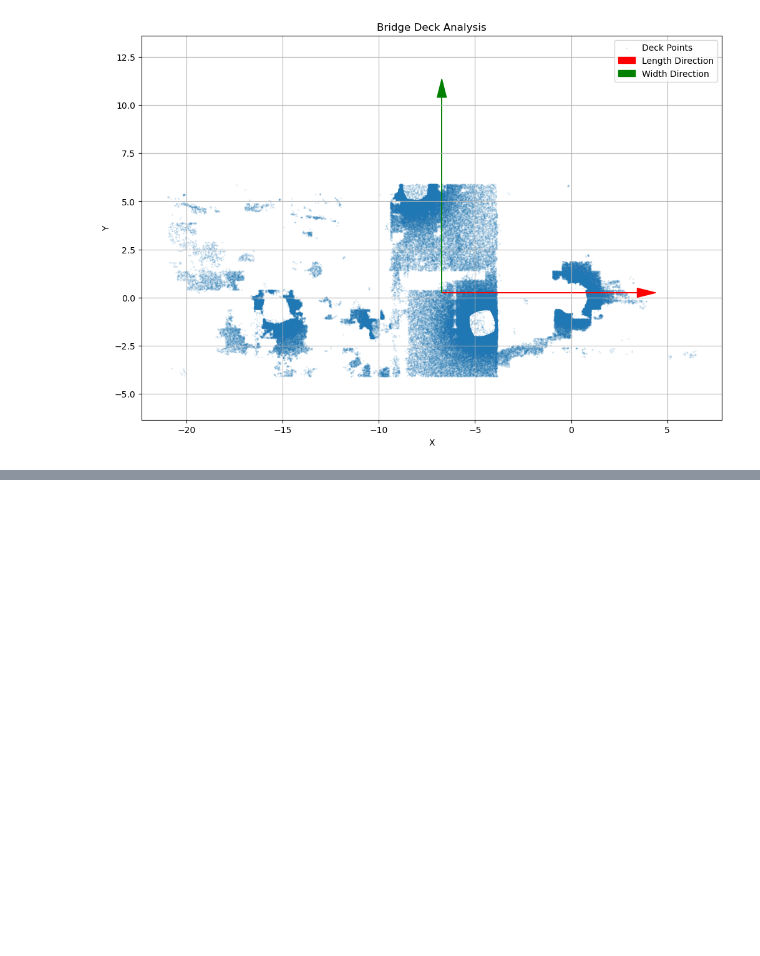
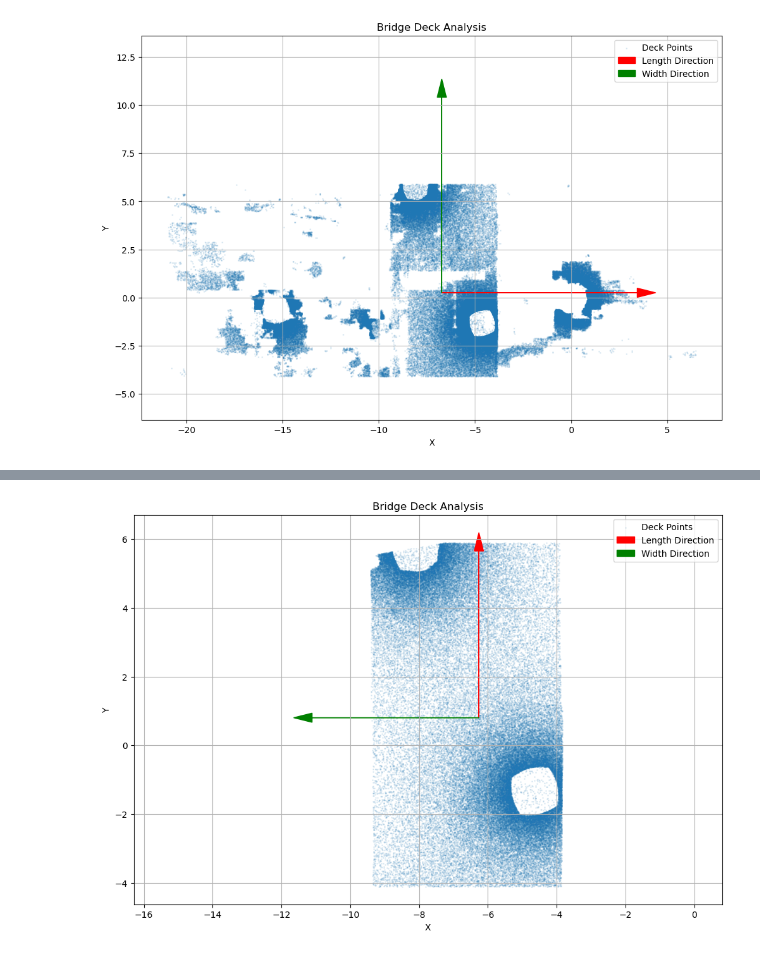
Before and after one commit to UT-Team-Chun/Pointcloud-bridge, a Jupyter notebook: Partsize-identical/wl_identical_usedeck.ipynb, the cells around one changed output, grey strips where cells are left out. Drawn from its saved outputs; the diff is of its cells as text; code cells hidden in the pictures; blank space fills up the shorter version.

```diff
--- a/Partsize-identical/wl_identical_usedeck.ipynb
+++ b/Partsize-identical/wl_identical_usedeck.ipynb
@@ -34,6 +34,6 @@ def load_data(name):
     print(f"Deck points_test: {deck_test.shape}")
     return deck_raw, deck_test
 
-deck_raw, deck_test = load_data('Bridge3_0')
-np.savetxt('log\\sem_seg\\2024-10-05_01-43\\visual\\Bridge3_0_raw_deck.txt', deck_raw, delimiter=' ')
+deck_raw, deck_test = load_data('Bridge3_1')
+#np.savetxt('log\\sem_seg\\2024-10-05_01-43\\visual\\Bridge3_0_raw_deck.txt', deck_raw, delimiter=' ')
 # %% [output]
@@ -241,0 +428,5 @@ IndexError: index -1 is out of bounds for axis 0 with size 0
+# %%
+# 假设 ransac_inliers 是RANSAC提取的平面内点
+width, length = calculate_bridge_dimensions(deck_raw)
+print(f"估计的桥板宽度: {width:.2f}")
+print(f"估计的桥板长度: {length:.2f}")
@@ -624,3 +817,85 @@ Estimated bridge length: 20.32
 Estimated bridge width: 9.61
 Time taken: 0.05 seconds
 [figure]
+# %%
+import numpy as np
+import matplotlib.pyplot as plt
+from sklearn.linear_model import RANSACRegressor
+from sklearn.decomposition import PCA
+from sklearn.covariance import EllipticEnvelope
+
+def calculate_bridge_dimensions(deck_coords):
+    start_time = time.time()
+    # 步骤1: 使用椭圆包络去除离群值
+    #outlier_detector = EllipticEnvelope(contamination=0.1, random_state=42)
+    #inlier_mask = outlier_detector.fit_predict(deck_coords) == 1
+    filtered_coords = deck_coords
+
+
+    # 步骤2: 使用PCA进行初步方向估计
+    pca = PCA(n_components=2)
+    pca.fit(filtered_coords)
+
+    # 步骤3: 使用RANSAC拟合主方向
+    ransac = RANSACRegressor(random_state=42)
+    x = filtered_coords[:, 0].reshape(-1, 1)
+    y = filtered_coords[:, 1]
+    ransac.fit(x, y)
+
+    # 步骤4: 计算主方向向量
+    angle = np.arctan(ransac.estimator_.coef_[0])
+    main_direction = np.array([np.cos(angle), np.sin(angle)])
+
+    # 步骤5: 确保主方向更接近x轴或y轴
+    if abs(main_direction[0]) < abs(main_direction[1]):
+        main_direction = np.array([0, 1])
+    else:
+        main_direction = np.array([1, 0])
+
+    # 步骤6: 计算垂直方向
+    perpendicular_direction = np.array([-main_direction[1], main_direction[0]])
+
+    # 步骤7: 计算桥长和桥宽
+    projections_main = np.dot(filtered_coords, main_direction)
+    projections_perp = np.dot(filtered_coords, perpendicular_direction)
+
+    bridge_length = np.percentile(projections_main, 99) - np.percentile(projections_main, 1)
+    bridge_width = np.percentile(projections_perp, 99) - np.percentile(projections_perp, 1)
+
+    end_time = time.time()
+
+    time_taken = end_time - start_time
+
+    return bridge_length, bridge_width, main_direction, perpendicular_direction, filtered_coords, time_taken
+
+
+# 假设deck_coords是一个numpy数组，形状为(n, 2)
+deck_raw, deck_test = load_data('Bridge4_1')
+deck_raw_coords = deck_raw[:, :2]
+deck_test_coords = deck_test[:, :2]
+bridge_length, bridge_width, main_direction, perpendicular_direction, filtered_coords, time_taken = calculate_bridge_dimensions(deck_raw_coords)
+
+print(f"Estimated bridge length: {bridge_length:.2f}")
+print(f"Estimated bridge width: {bridge_width:.2f}")
+print(f"Time taken: {time_taken:.2f} seconds")
+
+# 可视化结果
+plt.figure(figsize=(12, 8))
+plt.scatter(filtered_coords[:, 0], filtered_coords[:, 1], s=1, alpha=0.1, label='Deck Points')
+
+# 绘制主方向和垂直方向
+mean = np.mean(filtered_coords, axis=0)
+for direction, color, label in zip([main_direction, perpendicular_direction], ['r', 'g'], ['Length', 'Width']):
+    plt.arrow(mean[0], mean[1], direction[0]*bridge_length/2, direction[1]*bridge_length/2,
+              color=color, head_width=bridge_width/20, head_length=bridge_width/10,
+              label=f"{label} Direction")
+
+plt.title('Bridge Deck Analysis')
+plt.xlabel('X')
+
+plt.ylabel('Y')
+plt.legend()
+plt.axis('equal')
+plt.grid(True)
+plt.show()
+# %% [output]
@@ -626,0 +908 @@ Time taken: 0.05 seconds
+[figure, added]
```
Also changed, not shown: parts of 10 cells of this notebook, 1 other file.
